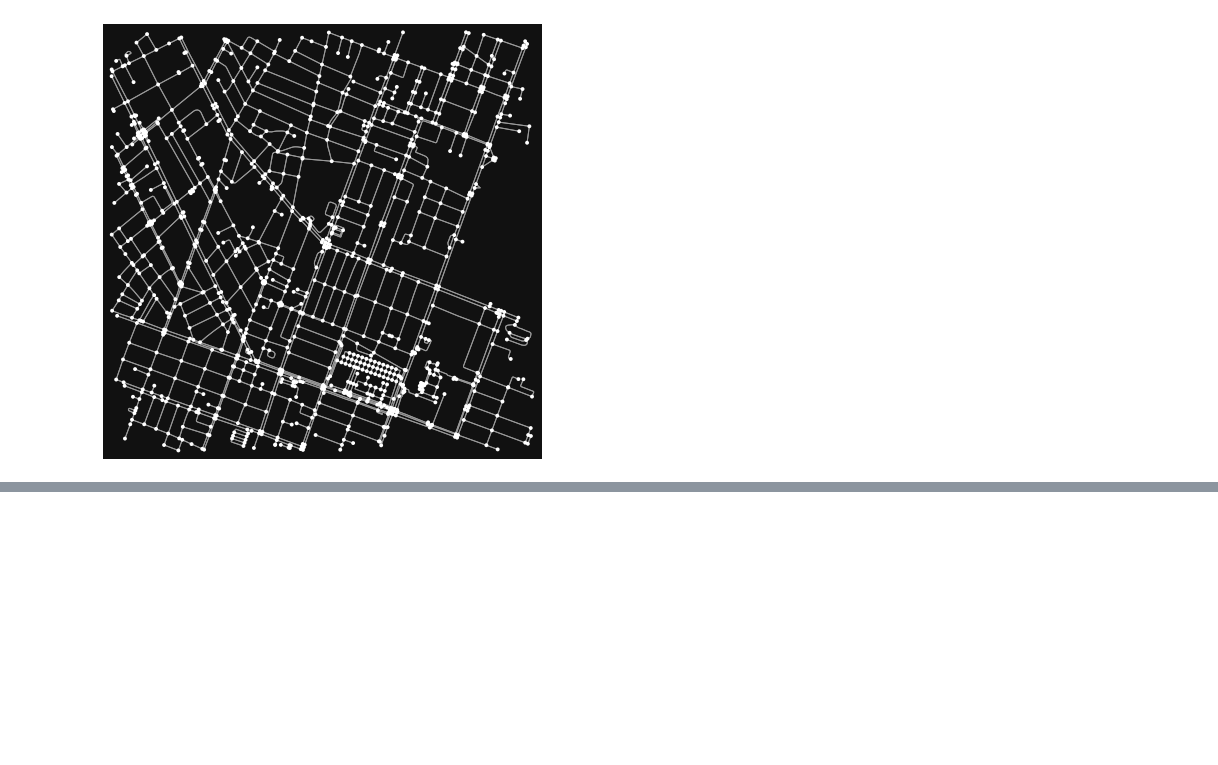
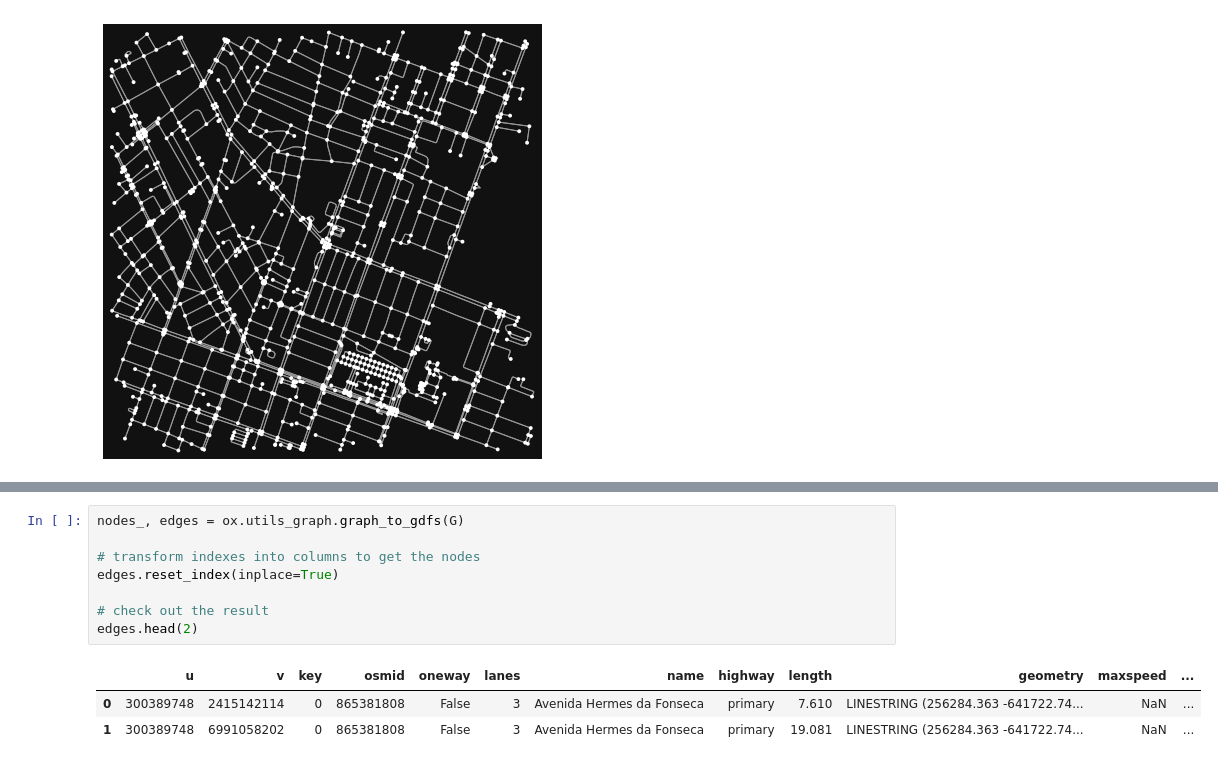
Before and after one commit to nymarya/fear-the-walking-distance, a Jupyter notebook: notebooks/1.0-ma-building-the-dataset.ipynb, the cells around one changed output, grey strips where cells are left out. Saved outputs shown, nothing was run; the diff lists cells and outputs as text; blank space fills up the shorter version.

```diff
--- a/notebooks/1.0-ma-building-the-dataset.ipynb
+++ b/notebooks/1.0-ma-building-the-dataset.ipynb
@@ -244,0 +247,12 @@ The `geometries` module from `OSMnx` has a function that receives a point (latit
+# %%
+nodes_, edges = ox.utils_graph.graph_to_gdfs(G)
+
+# transform indexes into columns to get the nodes
+edges.reset_index(inplace=True)
+
+# check out the result
+edges.head(2)
+# %% [output]
+|  | u | v | key | osmid | oneway | lanes | name | highway | length | geometry | maxspeed | ... |
+| 0 | 300389748 | 2415142114 | 0 | 865381808 | False | 3 | Avenida Hermes da Fonseca | primary | 7.610 | LINESTRING (256284.363 -641722.74... | NaN | ... |
+| 1 | 300389748 | 6991058202 | 0 | 865381808 | False | 3 | Avenida Hermes da Fonseca | primary | 19.081 | LINESTRING (256284.363 -641722.74... | NaN | ... |
```
Also changed, not shown: parts of 27 cells of this notebook.
